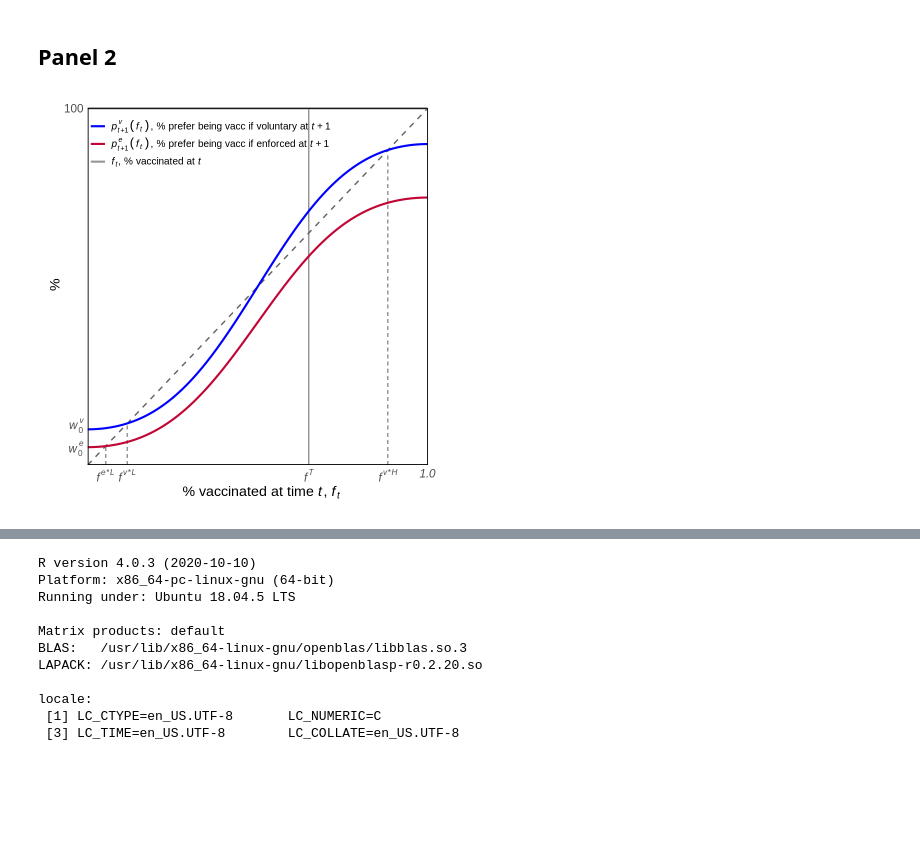
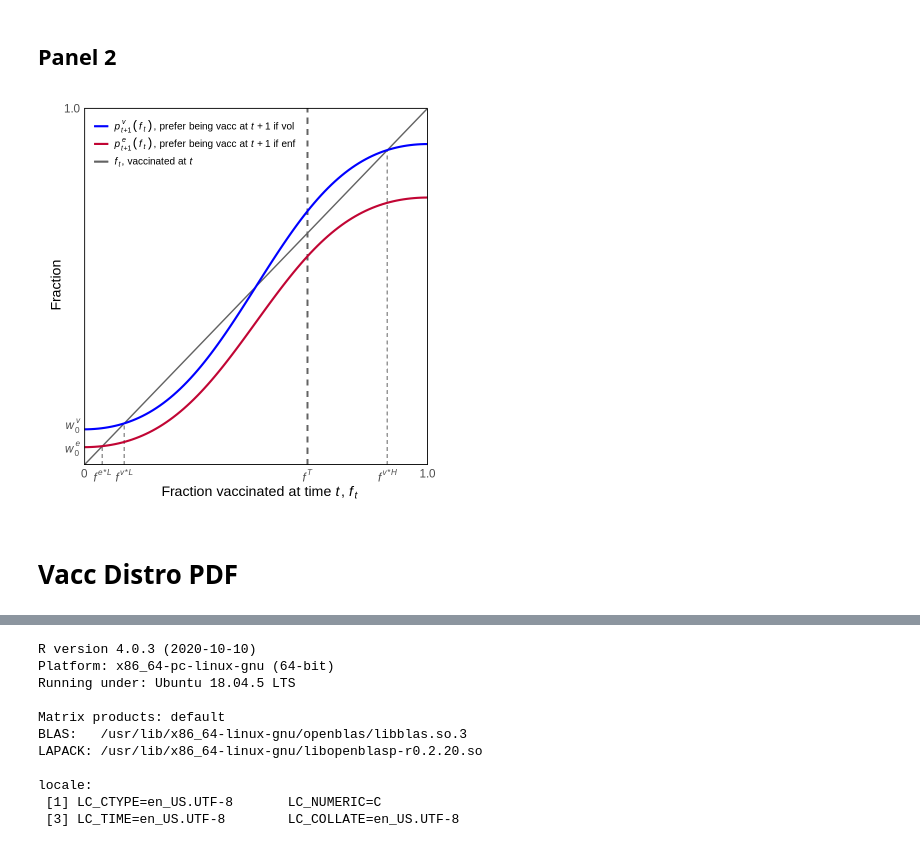
Before and after one commit to scottcohn97/schmelz_bowles, a Jupyter notebook: schmelz_bowles.ipynb, the cells around one changed output, grey strips where cells are left out. Drawn from its saved outputs; the diff is of its cells as text; code cells hidden in the pictures; blank space fills up the shorter version.

```diff
--- a/schmelz_bowles.ipynb
+++ b/schmelz_bowles.ipynb
@@ -133,64 +134,67 @@ df2 <- df %>%
 g1 <- df2 %>% ggplot(aes(x = f, y = w_val)) +
   geom_segment(x = 0.0529, y = 0, xend = 0.0529, yend = 0.0529, color = "#969696", linetype = 2) +
   geom_segment(x = 0.1168, y = 0, xend = 0.1168, yend = 0.1168, color = "#969696", linetype = 2) +
-  geom_segment(x = 0.65, y = 0, xend = 0.65, yend = 1.0, color = "#969696", linetype = 1) +
+  geom_segment(x = 0.65, y = 0, xend = 0.65, yend = 1.0, color = "#636363", linetype = 2, size = 0.8) +
   geom_segment(x = 0.8832, y = 0, xend = 0.8832, yend = 0.8832, color = "#969696", linetype = 2) +
-  geom_line(aes(y = f), linetype = 2, color = "#636363", size = 0.8) +
+  geom_line(aes(y = f, color = "#636363"), linetype = 1, size = 0.8) +
   geom_line(aes(color = w), size = 1.2)
 
 # Add labels and annotation
 g2 <- g1 +
   #xlab("Fraction vaccinated at time *t*, *f*<sub>*t*</sub>") +
   #xlab("% vaccinated at time *t*, *f*<sub>*t*</sub>") +
-  xlab(bquote("% vaccinated at time " * italic(t) * ", " * italic(f[t]))) +
+  xlab(bquote("Fraction vaccinated at time " * italic(t) * ", " * italic(f[t]))) +
   #ylab("Fraction willing to be vaccinated at time *t+1*, *w*<sub>*t+1*</sub>") +
-  ylab("%")
+  ylab("Fraction")
 
 # Add theme elements
 g3 <- g2 +
   # remove buffer
   scale_x_continuous(limits = c(0,1.02), expand = c(0, 0),
-    breaks = c(0.0529, 0.1168, 0.65, 0.8832, 1.0),
-    labels = c(expression(italic(f^{ paste(e,"*",L)})),
+    breaks = c(0, 0.0529, 0.1168, 0.65, 0.8832, 1.0),
+    labels = c("0",
+               expression(italic(f^{ paste(e,"*",L)})),
                expression(italic(f^{ paste(v,"*",L)})),
                expression(italic(f^T)),
                expression(italic(f^{ paste(v,"*",H)})),
-               expression(italic("1.0")))) +
+               "1.0")) +
   scale_y_continuous(limits = c(0,1.01), expand = c(0, 0),
     breaks = c(0.045, 0.11, 1),
     labels = c(expression(italic(w[0]^e)),
                 expression(italic(w[0]^v)),
-               "100")) +
+               "1.0")) +
   # color
   scale_color_manual(name = element_blank(),
-    values = c("#969696", "#c10534", "#0000ff"),
-    labels = c(bquote(italic(f[t]) * ", % vaccinated at " * italic(t)),
-               bquote(italic(p[t+1]^e) * italic((f[t])) * ", % prefer being vacc if enforced at " * italic(t+1)),
-               bquote(italic(p[t+1]^v) * italic((f[t])) * ", % prefer being vacc if voluntary at " * italic(t+1))),
+    values = c("#636363", "#c10534", "#0000ff"),
+    labels = c(bquote(italic(f[t]) * ", vaccinated at " * italic(t)),
+               bquote(italic(p[t+1]^e) * italic((f[t])) * ", prefer being vacc at " * italic(t+1) * " if enf"),
+               bquote(italic(p[t+1]^v) * italic((f[t])) * ", prefer being vacc at " * italic(t+1) * " if vol" )),
                guide = guide_legend(reverse = TRUE)) +
   # theme
   theme_minimal() +
   theme(
     panel.grid = element_blank(),
-    legend.position = c(0.35,0.9),
+    legend.position = c(0.31,0.9),
     legend.text = element_text(size = 12),
     legend.key.size = unit(0.75, "cm"),
     axis.title.x = element_text(size = 17),
     #axis.title.x = ggtext::element_markdown(size = 17),
-    axis.title.y = element_text(size = 17),
+    axis.title.y = element_text(size = 17, angle = 90, vjust = 0.5),
     #axis.title.y = ggtext::element_markdown(size = 17),
     axis.text = element_text(size = 14),
     plot.margin = margin(.5, 1, .5, .5, "cm")
     ) +
     annotate(geom = 'segment', y = 1, yend = 1, color = 'black', x = -Inf, xend = 1, size = 0.5) +
     annotate(geom = 'segment', y = 0, yend = 0, color = 'black', x = -Inf, xend = 1, size = 1) +
     annotate(geom = 'segment', y = 1, yend = 0, color = 'black', x = 1, xend = 1, size = 0.5) +
     annotate(geom = 'segment', y = 1, yend = 0, color = 'black', x = 0, xend = 0, size = 1)
 
 g3
 # %% [output]
-[figure, old version]
+[figure, new version]
 # %%
 # Save plot
 ggsave(file = "schmelz_bowles_02.pdf", plot = g3, width = 7, height = 7)
 ggsave(file = "schmelz_bowles_02.png", plot = g3, width = 7, height = 7)
+# %% [markdown]
+# Vacc Distro PDF
```
Also changed, not shown: parts of 19 cells of this notebook.
